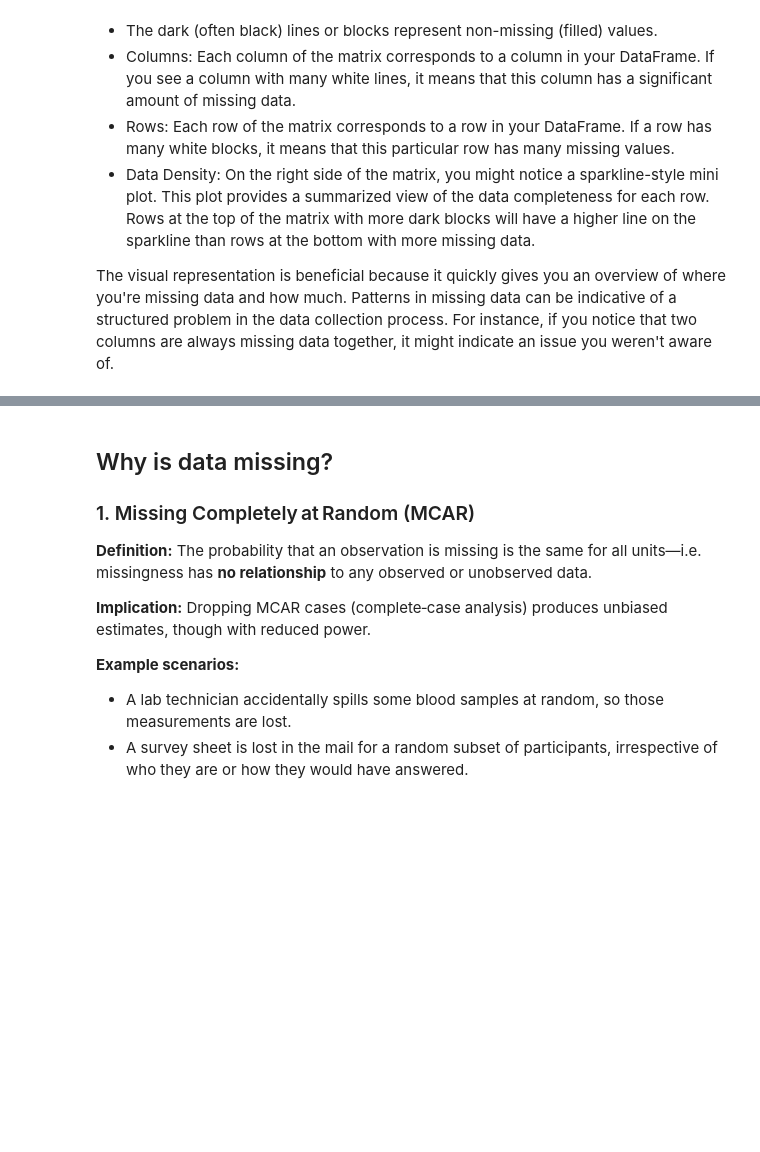
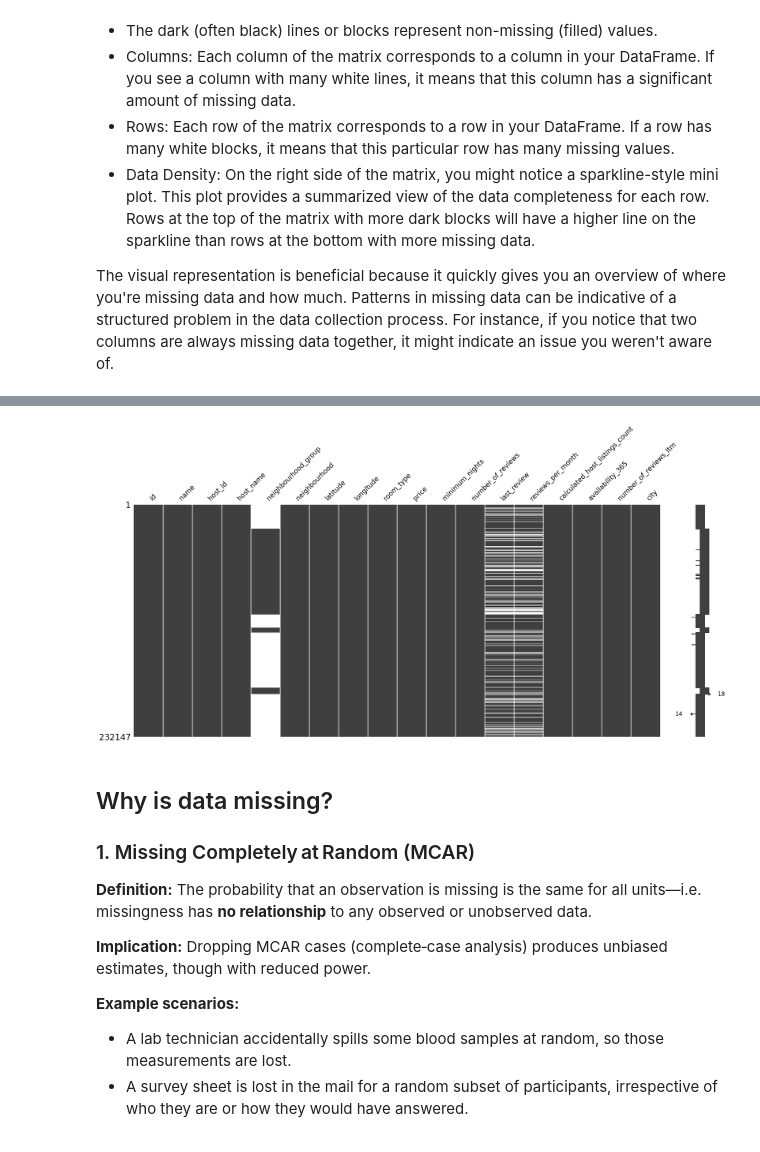
Before and after one commit to Adamg159/Data_Visualization_And_Modeling, a Jupyter notebook: Lecture/Week 4/4.2 - EDA and Preparing Data For Machine Learning Models.ipynb, the cells around one changed output, grey strips where cells are left out. Drawn from its saved outputs; the diff is of its cells as text; code cells hidden in the pictures; blank space fills up the shorter version.

```diff
--- a/Lecture/Week 4/4.2 - EDA and Preparing Data For Machine Learning Models.ipynb
+++ b/Lecture/Week 4/4.2 - EDA and Preparing Data For Machine Learning Models.ipynb
@@ -57,3 +57,8 @@ import matplotlib.pyplot as plt
 import seaborn as sns
 import missingno as msno
 import plotly.express as ps
+
+sns.set_palette('bright')
+warnings.filterwarnings("ignore", category=FutureWarning)
+df = pd.read_csv('assets/AB_US_2023.csv', low_memory=False)
+df.head()
@@ -100,3 +172,8 @@ warnings.filterwarnings("ignore", category=FutureWarning)
+# %%
+msno.matrix(df)
+plt.show()
+# %% [output]
+[figure, added]
 # %% [markdown]
 ## Why is data missing?
 
```
Also changed, not shown: parts of 22 cells of this notebook, 1 other file.
